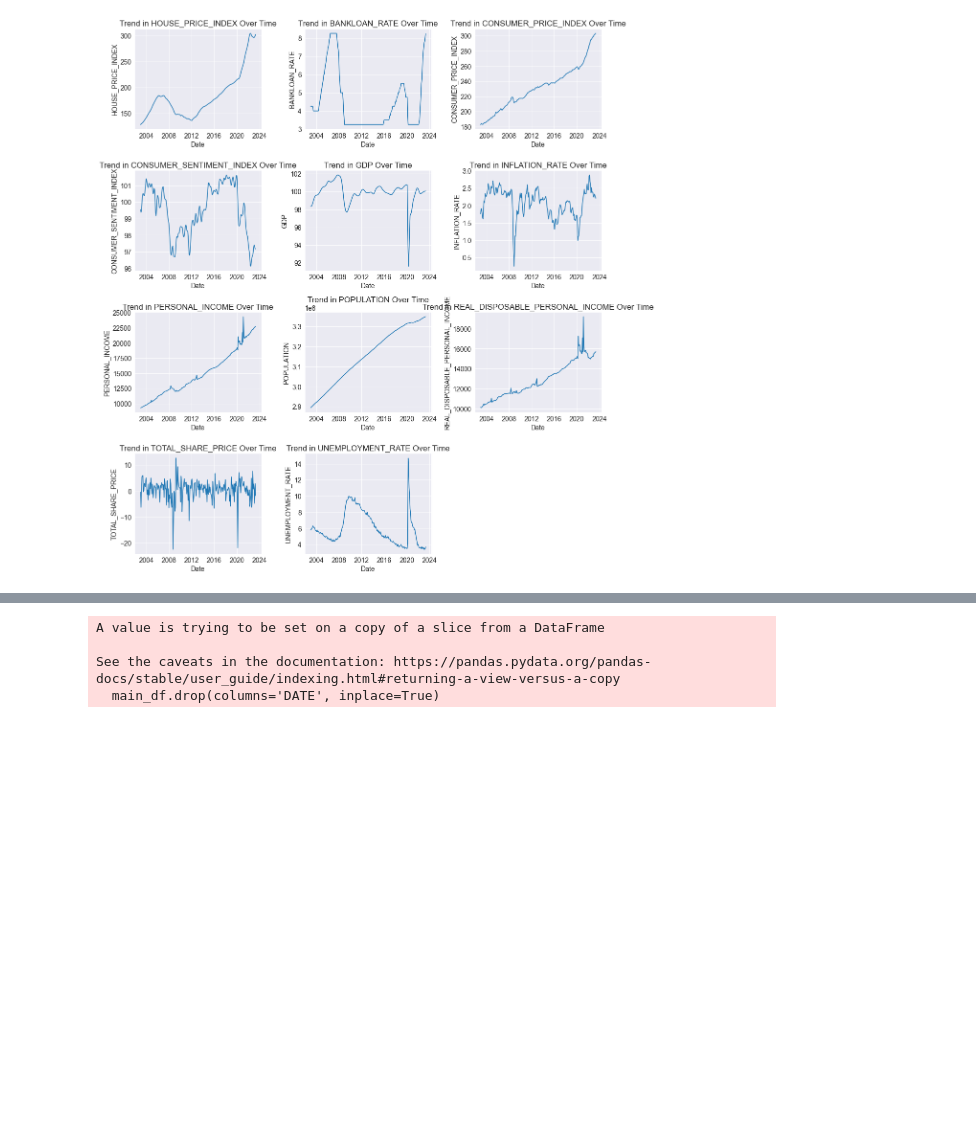
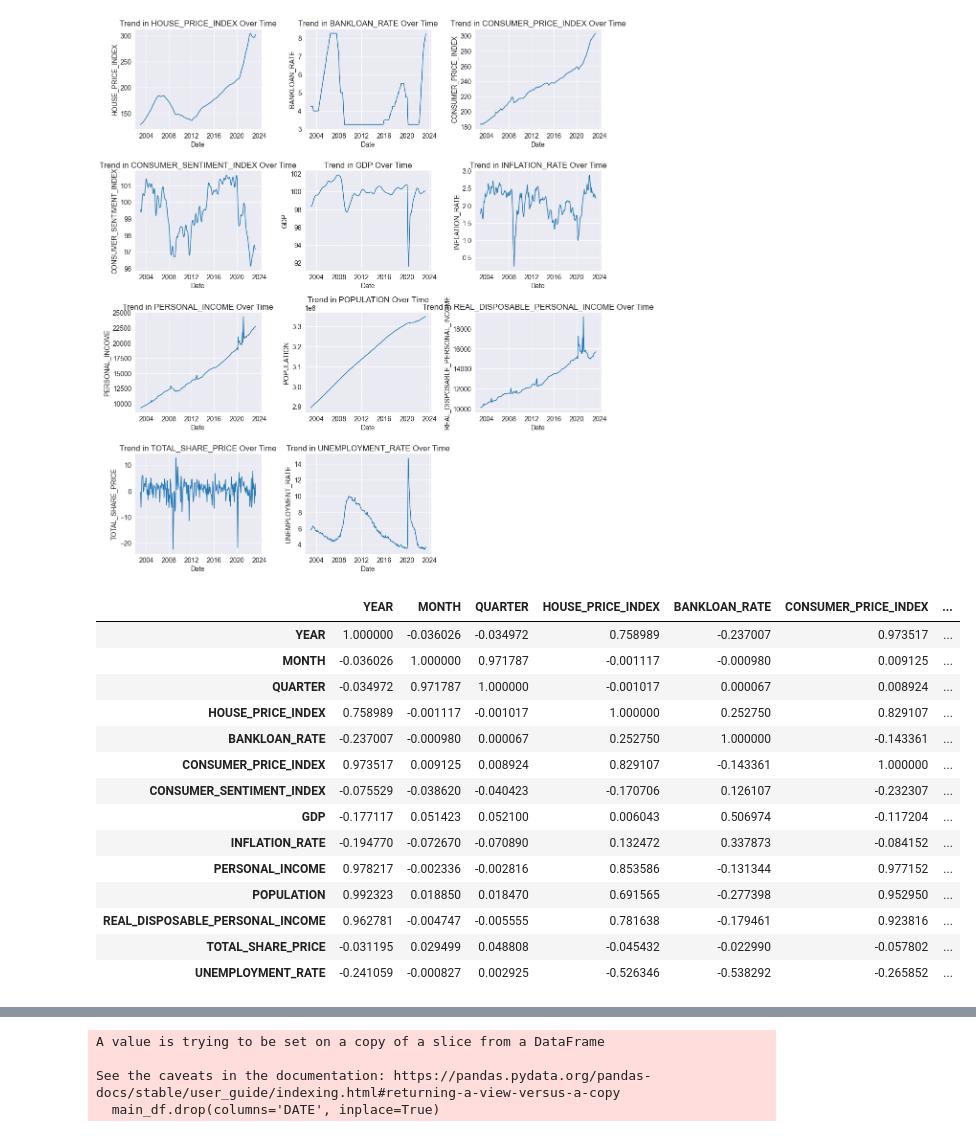
Before and after one commit to rbhattar07/HPI, a Jupyter notebook: main.ipynb, the cells around one changed output, grey strips where cells are left out. Saved outputs shown, nothing was run; the diff lists cells and outputs as text; code cells hidden in the pictures; blank space fills up the shorter version.

```diff
--- a/main.ipynb
+++ b/main.ipynb
@@ -245,5 +241,23 @@ plt.tight_layout()
 plt.show()
 # %% [output]
 [figure]
+# %%
+main_df.corr()
+# %% [output]
+|  | YEAR | MONTH | QUARTER | HOUSE_PRICE_INDEX | BANKLOAN_RATE | CONSUMER_PRICE_INDEX | ... |
+| YEAR | 1.000000 | -0.036026 | -0.034972 | 0.758989 | -0.237007 | 0.973517 | ... |
+| MONTH | -0.036026 | 1.000000 | 0.971787 | -0.001117 | -0.000980 | 0.009125 | ... |
+| QUARTER | -0.034972 | 0.971787 | 1.000000 | -0.001017 | 0.000067 | 0.008924 | ... |
+| HOUSE_PRICE_INDEX | 0.758989 | -0.001117 | -0.001017 | 1.000000 | 0.252750 | 0.829107 | ... |
+| BANKLOAN_RATE | -0.237007 | -0.000980 | 0.000067 | 0.252750 | 1.000000 | -0.143361 | ... |
+| CONSUMER_PRICE_INDEX | 0.973517 | 0.009125 | 0.008924 | 0.829107 | -0.143361 | 1.000000 | ... |
+| CONSUMER_SENTIMENT_INDEX | -0.075529 | -0.038620 | -0.040423 | -0.170706 | 0.126107 | -0.232307 | ... |
+| GDP | -0.177117 | 0.051423 | 0.052100 | 0.006043 | 0.506974 | -0.117204 | ... |
+| INFLATION_RATE | -0.194770 | -0.072670 | -0.070890 | 0.132472 | 0.337873 | -0.084152 | ... |
+| PERSONAL_INCOME | 0.978217 | -0.002336 | -0.002816 | 0.853586 | -0.131344 | 0.977152 | ... |
+| POPULATION | 0.992323 | 0.018850 | 0.018470 | 0.691565 | -0.277398 | 0.952950 | ... |
+| REAL_DISPOSABLE_PERSONAL_INCOME | 0.962781 | -0.004747 | -0.005555 | 0.781638 | -0.179461 | 0.923816 | ... |
+| TOTAL_SHARE_PRICE | -0.031195 | 0.029499 | 0.048808 | -0.045432 | -0.022990 | -0.057802 | ... |
+| UNEMPLOYMENT_RATE | -0.241059 | -0.000827 | 0.002925 | -0.526346 | -0.538292 | -0.265852 | ... |
 # %%
 # What is the correlation between various variables?
```
Also changed, not shown: parts of 3 cells of this notebook.
